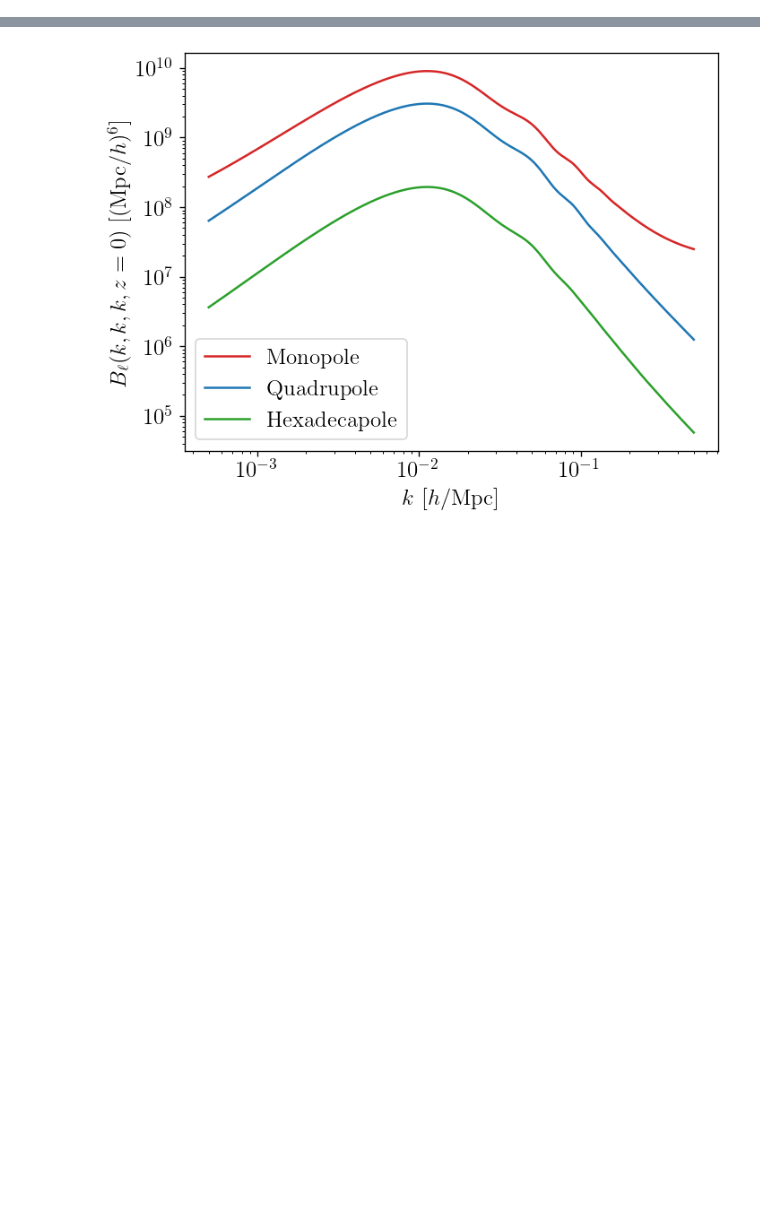
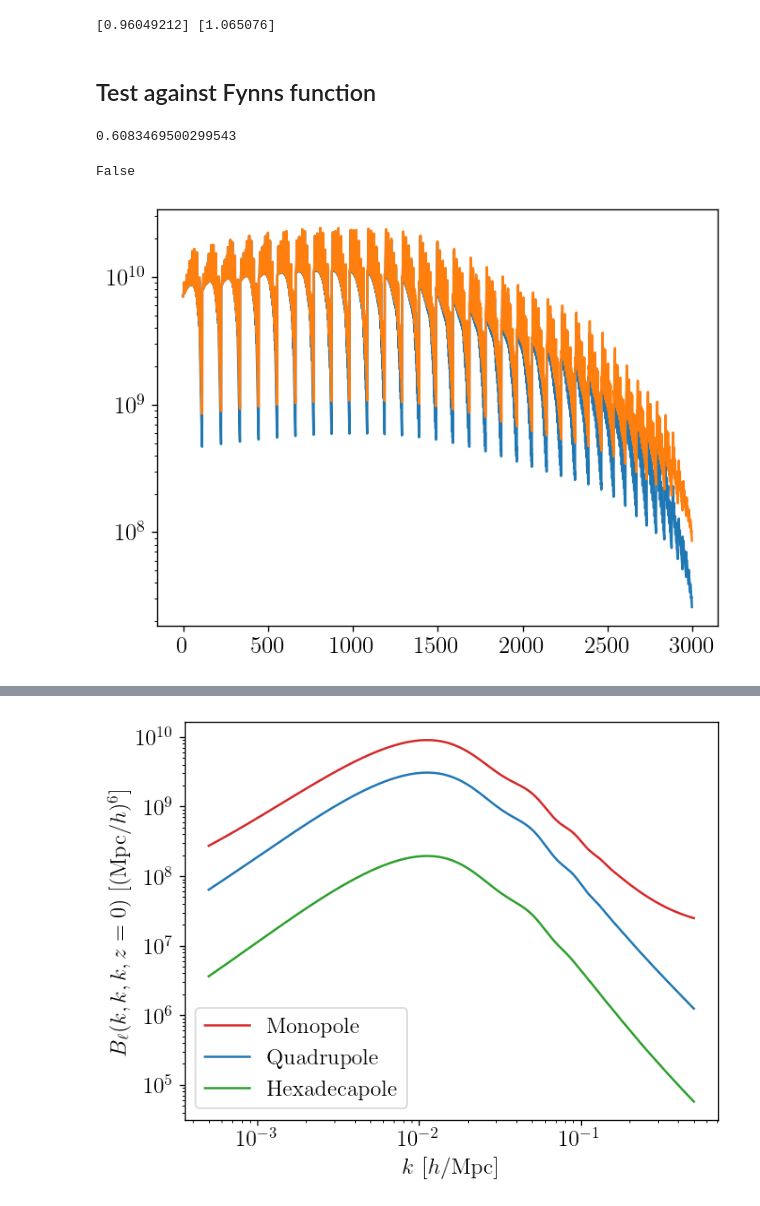
Before and after one commit to Fynn1410/class-bispectrum-png, a Jupyter notebook: notebooks/bispectrum_treelevel_multipoles.ipynb, the cells around one changed output, grey strips where cells are left out. Cells and saved outputs as stored; diff of their text form; code cells hidden in the pictures; blank space fills up the shorter version.

Commit message:
started to change interpolation to 1D in tree lvl bispec with AP, further bug fixing needed

```diff
--- a/notebooks/bispectrum_treelevel_multipoles.ipynb
+++ b/notebooks/bispectrum_treelevel_multipoles.ipynb
@@ -48,6 +50,7 @@ bG2 = np.array([-0.35])
 d1 = np.array([1.])
 d2 = np.array([0.5])
 d3 = np.array([1.])
+c1_FoG = np.array([0.1])
 
 # to match Dennis' noise contribution: https://arxiv.org/pdf/2204.15628 eq. 2.20
 
@@ -55,10 +58,6 @@ d3 = np.array([1.])
 n_bar = 0.000779126064152255*h**3  # Unit conversion since Dennis uses
 P_eps = np.array([1./n_bar])
 
-
-
-k_min, k_max = 5e-4, 0.2
-z = np.array([0.7,0.8])
-
-k = np.logspace(np.log10(k_min), np.log10(k_max), k_size)
-z = np.linspace(z_min, z_max, z_size)
+k_min, k_max = 5e-3, 0.2
+z = np.array([0.8])
+n_z = len(z)
@@ -100,0 +108,47 @@ print(arr)
+# %%
+# Make the AP factors
+D_A_fid = 1663.9307801326001
+H_fid = 0.00037966933846752485
+
+h = LambdaCDM.h()
+H = np.zeros(n_z, 'float64')
+D_A = np.zeros(n_z, 'float64')
+for i in range(n_z):
+    D_A[i] = LambdaCDM.angular_distance(z[i]) # in Mpc
+    H[i]   = LambdaCDM.Hubble(z[i])           # in (Mpc)^(-1)
+
+#Alcock Pacinsky effect
+q_orth = D_A/D_A_fid  # 1/f_orth  # alpha_perp
+q_parr = H_fid/H                  # alpha_parallel
+
+print(q_orth, q_parr)
+
+q_orth = np.ones(n_z, dtype=np.float64)
+q_parr = np.ones(n_z, dtype=np.float64)
+# %% [output]
+[0.96049212] [1.065076]
+# %% [markdown]
+## Test against Fynns function
+# %%
+import time as t
+t_start = t.perf_counter()
+B_l = LambdaCDM.bispectrum_treelevel_multipoles_AP_FoG(
+                                                       1,
+                                                       b1,
+                                                       b2,
+                                                       bG2,
+                                                       d1,
+                                                       d2,
+                                                       d3,
+                                                       P_eps,
+                                                       c1_FoG,
+                                                       triangles,
+                                                       z,
+                                                       4,
+                                                       q_orth,
+                                                       q_parr
+)
+t_end = t.perf_counter()
+print(t_end-t_start)
+# %% [output]
+0.6083469500299543
@@ -100,0 +177,10 @@ print(arr)
+# %%
+print(np.array_equal(B_l, B_l_Fynn))
+
+plt.plot(B_l[0,0,:])
+plt.plot(B_l_Fynn[0,0,:])
+plt.yscale("log")
+plt.show()
+# %% [output]
+False
+[figure, added]
```
Also changed, not shown: parts of 15 cells of this notebook, 4 other files.
